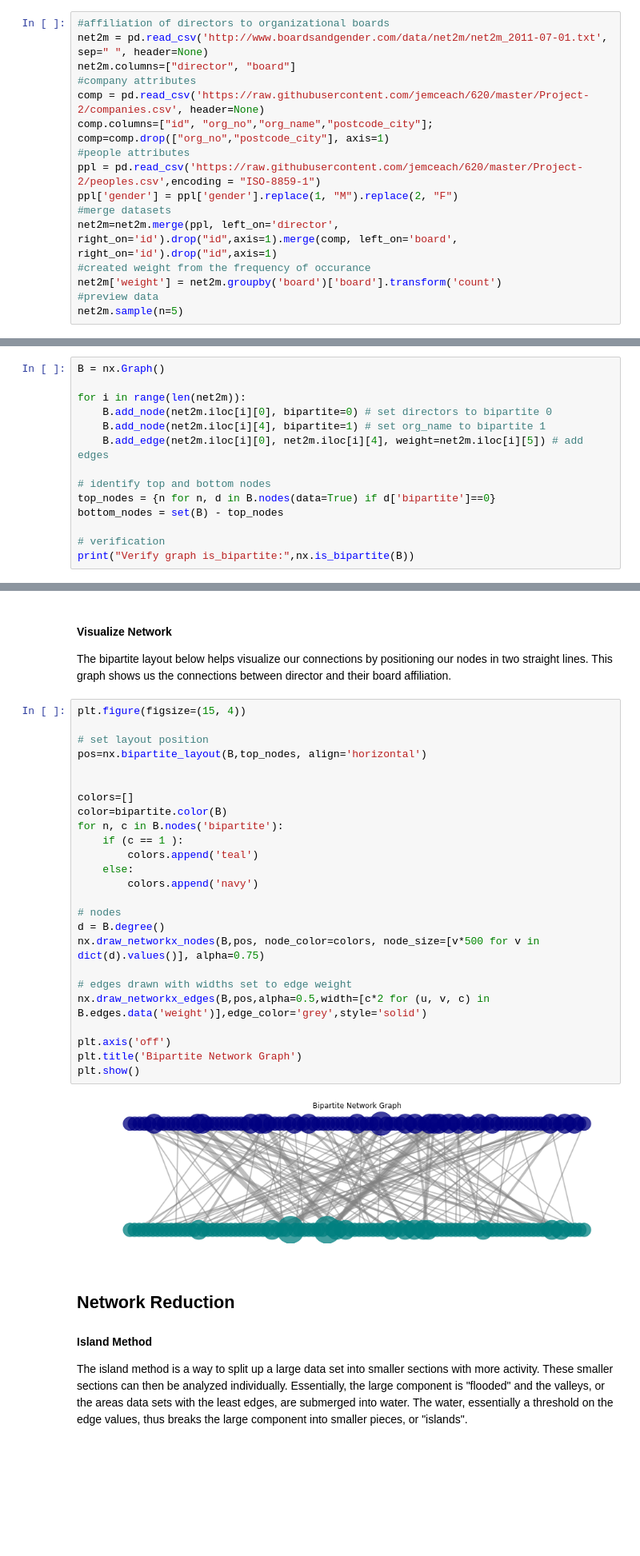
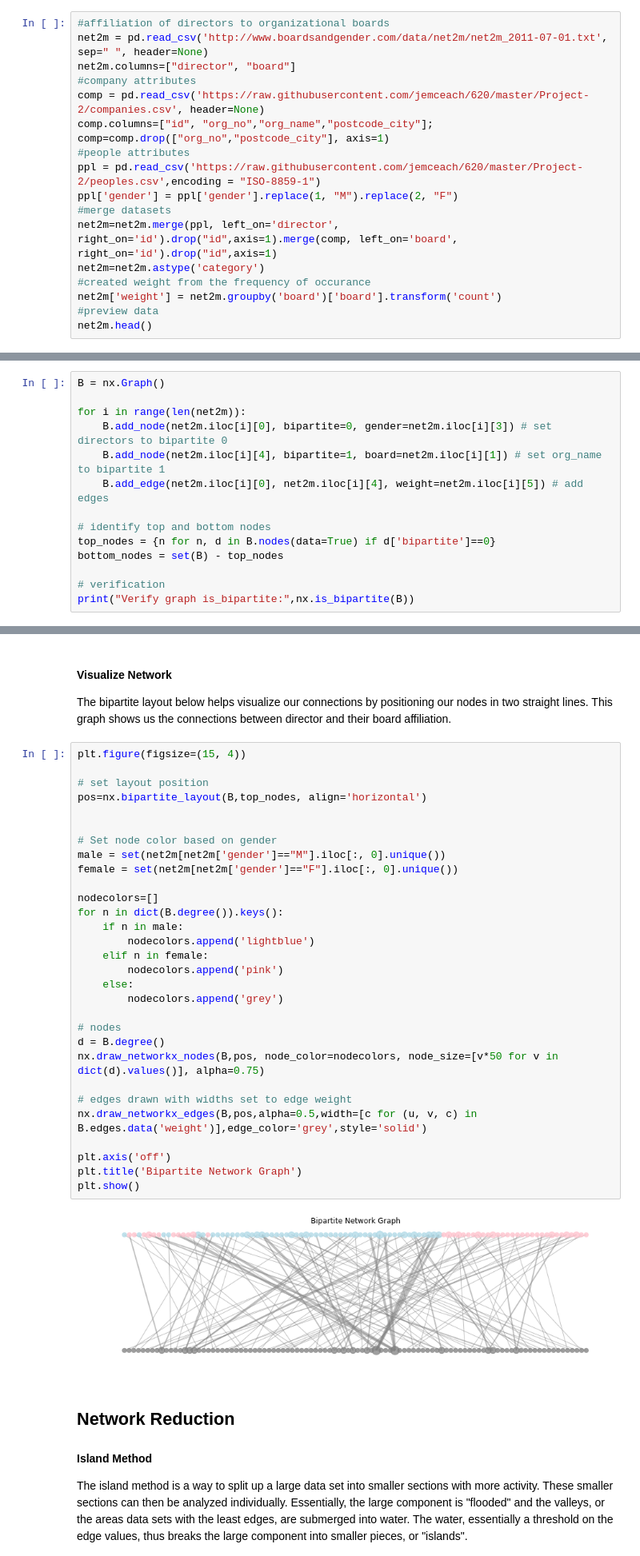
Before and after one commit to miasiracusa/620, a Jupyter notebook: Project-2/2-Mode-Networks.ipynb, the cells around one changed output, grey strips where cells are left out. Shown: that part at 80% size. Saved outputs shown, nothing was run; the diff lists cells and outputs as text; blank space fills up the shorter version.

```diff
--- a/Project-2/2-Mode-Networks.ipynb
+++ b/Project-2/2-Mode-Networks.ipynb
@@ -37,9 +37,10 @@ ppl = pd.read_csv('https://raw.githubusercontent.com/jemceach/620/master/Project
 ppl['gender'] = ppl['gender'].replace(1, "M").replace(2, "F")
 #merge datasets
 net2m=net2m.merge(ppl, left_on='director', right_on='id').drop("id",axis=1).merge(comp, left_on='board', right_on='id').drop("id",axis=1)
+net2m=net2m.astype('category')
 #created weight from the frequency of occurance
 net2m['weight'] = net2m.groupby('board')['board'].transform('count')
 #preview data
-net2m.sample(n=5)
+net2m.head()
 # %% [output]
 |  | director | board | name | gender | org_name | weight |
@@ -60,8 +61,8 @@ We built our network by looping through our dataset to add 2 sets of bipartite n
 B = nx.Graph()
 
 for i in range(len(net2m)):
-    B.add_node(net2m.iloc[i][0], bipartite=0) # set directors to bipartite 0
-    B.add_node(net2m.iloc[i][4], bipartite=1) # set org_name to bipartite 1
+    B.add_node(net2m.iloc[i][0], bipartite=0, gender=net2m.iloc[i][3]) # set directors to bipartite 0
+    B.add_node(net2m.iloc[i][4], bipartite=1, board=net2m.iloc[i][1]) # set org_name to bipartite 1
     B.add_edge(net2m.iloc[i][0], net2m.iloc[i][4], weight=net2m.iloc[i][5]) # add edges
 
 # identify top and bottom nodes
@@ -107,30 +108,35 @@ The bipartite layout below helps visualize our connections by positioning our no
 # %%
 plt.figure(figsize=(15, 4))
 
 # set layout position
 pos=nx.bipartite_layout(B,top_nodes, align='horizontal')
 
 
-colors=[]
-color=bipartite.color(B)
-for n, c in B.nodes('bipartite'):
-    if (c == 1 ):
-        colors.append('teal')
+# Set node color based on gender
+male = set(net2m[net2m['gender']=="M"].iloc[:, 0].unique())
+female = set(net2m[net2m['gender']=="F"].iloc[:, 0].unique())
+
+nodecolors=[]
+for n in dict(B.degree()).keys():
+    if n in male:
+        nodecolors.append('lightblue')
+    elif n in female:
+        nodecolors.append('pink')
     else:
-        colors.append('navy')
+        nodecolors.append('grey')
 
 # nodes
 d = B.degree()
-nx.draw_networkx_nodes(B,pos, node_color=colors, node_size=[v*500 for v in dict(d).values()], alpha=0.75)
+nx.draw_networkx_nodes(B,pos, node_color=nodecolors, node_size=[v*50 for v in dict(d).values()], alpha=0.75)
 
 # edges drawn with widths set to edge weight
-nx.draw_networkx_edges(B,pos,alpha=0.5,width=[c*2 for (u, v, c) in B.edges.data('weight')],edge_color='grey',style='solid')
+nx.draw_networkx_edges(B,pos,alpha=0.5,width=[c for (u, v, c) in B.edges.data('weight')],edge_color='grey',style='solid')
 
 plt.axis('off')
 plt.title('Bipartite Network Graph')
 plt.show()
 # %% [output]
-[figure, old version]
+[figure, new version]
 # %% [markdown]
 ## Network Reduction
 
```
Also changed, not shown: parts of 8 cells of this notebook.
